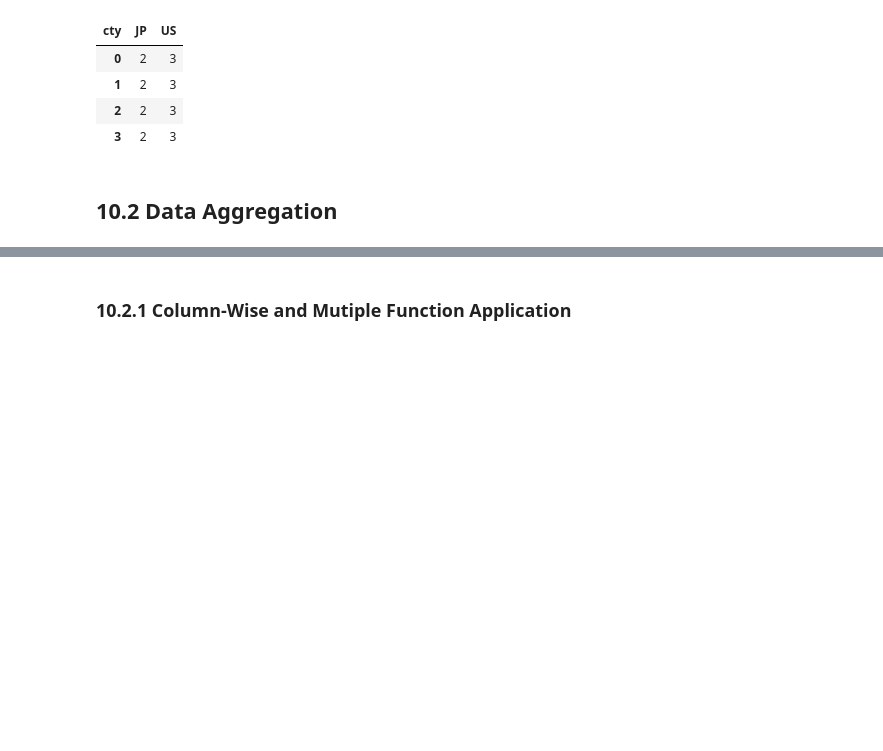
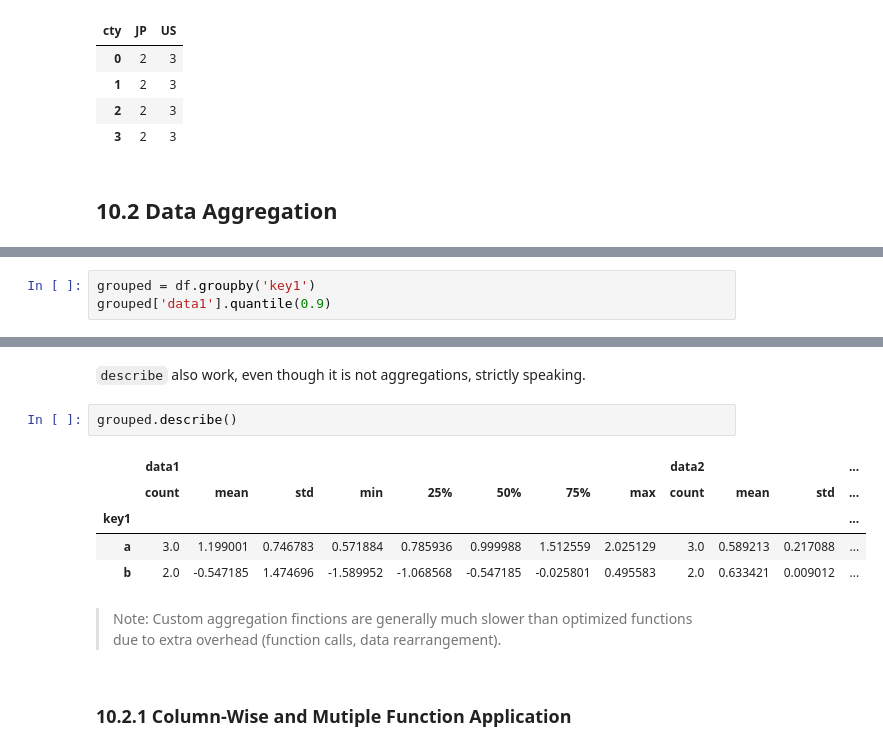
Before and after one commit to brandonbluong/Python-for-Data-Analysis, a Jupyter notebook: 10-Data_Aggregation_Group_Operations.ipynb, the cells around one changed output, grey strips where cells are left out. Cells and saved outputs as stored; diff of their text form; blank space fills up the shorter version.

Commit message:
Finish 10.2 data aggregation

```diff
--- a/10-Data_Aggregation_Group_Operations.ipynb
+++ b/10-Data_Aggregation_Group_Operations.ipynb
@@ -319,0 +331,3 @@ hier_df.groupby(level='cty', axis=1).count()
+# %%
+grouped = df.groupby('key1')
+grouped['data1'].quantile(0.9)
@@ -320,2 +351,14 @@ hier_df.groupby(level='cty', axis=1).count()
+# %% [markdown]
+`describe` also work, even though it is not aggregations, strictly speaking.
+# %%
+grouped.describe()
+# %% [output]
+|  | data1 |  |  |  |  |  |  |  | data2 |  |  | ... |
+|  | count | mean | std | min | 25% | 50% | 75% | max | count | mean | std | ... |
+| key1 |  |  |  |  |  |  |  |  |  |  |  | ... |
+| a | 3.0 | 1.199001 | 0.746783 | 0.571884 | 0.785936 | 0.999988 | 1.512559 | 2.025129 | 3.0 | 0.589213 | 0.217088 | ... |
+| b | 2.0 | -0.547185 | 1.474696 | -1.589952 | -1.068568 | -0.547185 | -0.025801 | 0.495583 | 2.0 | 0.633421 | 0.009012 | ... |
+# %% [markdown]
+> Note: Custom aggregation finctions are generally much slower than optimized functions due to extra overhead (function calls, data rearrangement).
 # %% [markdown]
 ### 10.2.1 Column-Wise and Mutiple Function Application
```
Also changed, not shown: parts of 40 cells of this notebook.
